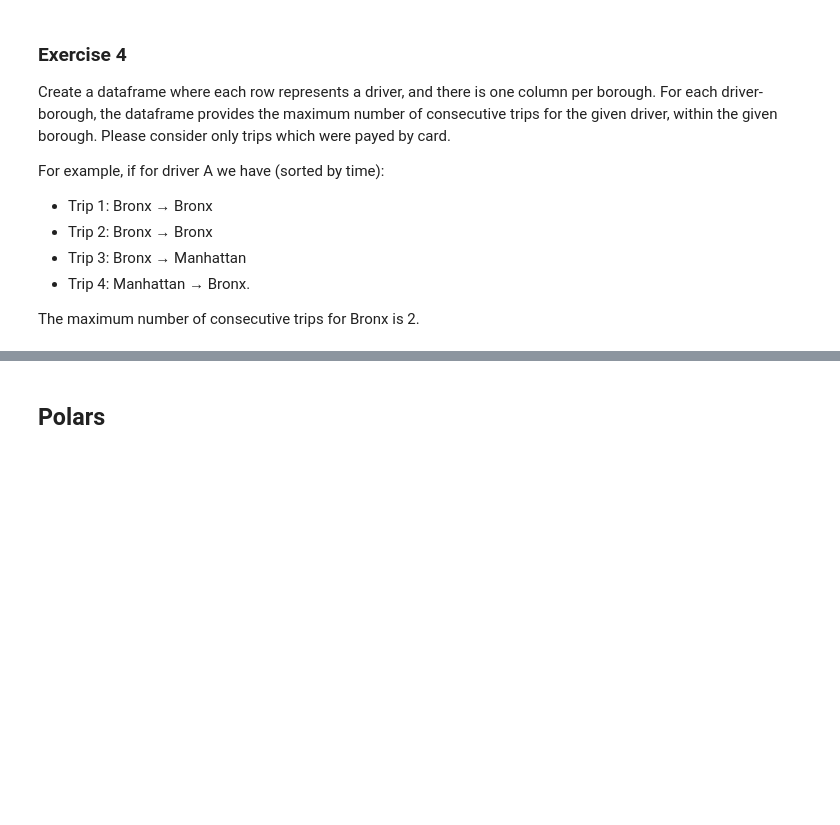
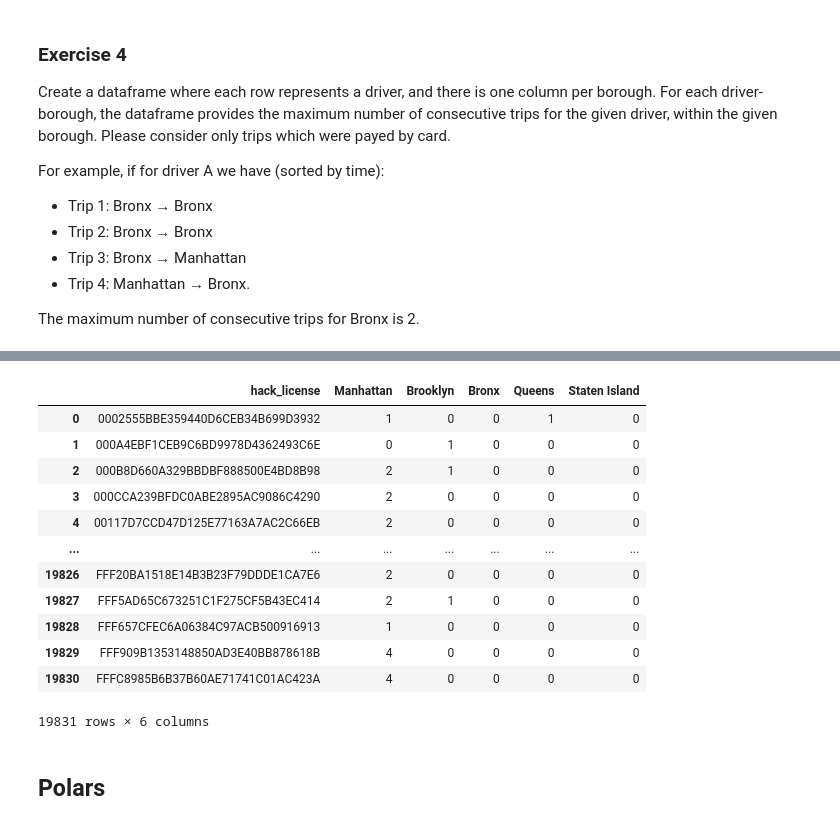
Before and after one commit to MattiaBiancini/Visual-Analytics, a Jupyter notebook: Assignment3/Assignment3.ipynb, the cells around one changed output, grey strips where cells are left out. Drawn from its saved outputs; the diff is of its cells as text; code cells hidden in the pictures; blank space fills up the shorter version.

```diff
--- a/Assignment3/Assignment3.ipynb
+++ b/Assignment3/Assignment3.ipynb
@@ -444,3 +272,47 @@ See the caveats in the documentation: https://pandas.pydata.org/pandas-docs/stab
+# %%
+trip_drivers_df = trip_filtered_pd_df[['hack_license', 'pickup_borough', 'dropoff_borough', 'payment_type']]
+boroughs = borough_gdf['borough'].unique()
+payment = 'CRD'
+
+for borough in boroughs:
+    pickup_filter = trip_drivers_df['pickup_borough'] == borough
+    dropoff_filter = trip_drivers_df['dropoff_borough'] == borough
+    payment_filter = trip_drivers_df['payment_type'] == payment
+
+    condition = (pickup_filter & dropoff_filter & payment_filter).to_numpy()
+    condition = condition.astype(int)
+    condition = condition.tolist()
+    borough_count = 1 if condition[0] else 0
+
+    for i in range(1, len(condition)):
+        if condition[i]:
+            borough_count += 1
+        else:
+            borough_count = 0
+
+        condition[i] = borough_count
+
+    trip_drivers_df[borough] = condition
+
+trip_drivers_df = trip_drivers_df.groupby(['hack_license']).agg(
+    {'Manhattan': 'max', 'Brooklyn': 'max', 'Bronx': 'max', 'Queens': 'max', 'Staten Island': 'max'}
+).reset_index()
+
+trip_drivers_df
+# %% [output]
+|  | hack_license | Manhattan | Brooklyn | Bronx | Queens | Staten Island |
+| 0 | 0002555BBE359440D6CEB34B699D3932 | 1 | 0 | 0 | 1 | 0 |
+| 1 | 000A4EBF1CEB9C6BD9978D4362493C6E | 0 | 1 | 0 | 0 | 0 |
+| 2 | 000B8D660A329BBDBF888500E4BD8B98 | 2 | 1 | 0 | 0 | 0 |
+| 3 | 000CCA239BFDC0ABE2895AC9086C4290 | 2 | 0 | 0 | 0 | 0 |
+| 4 | 00117D7CCD47D125E77163A7AC2C66EB | 2 | 0 | 0 | 0 | 0 |
+| ... | ... | ... | ... | ... | ... | ... |
+| 19826 | FFF20BA1518E14B3B23F79DDDE1CA7E6 | 2 | 0 | 0 | 0 | 0 |
+| 19827 | FFF5AD65C673251C1F275CF5B43EC414 | 2 | 1 | 0 | 0 | 0 |
+| 19828 | FFF657CFEC6A06384C97ACB500916913 | 1 | 0 | 0 | 0 | 0 |
+| 19829 | FFF909B1353148850AD3E40BB878618B | 4 | 0 | 0 | 0 | 0 |
+| 19830 | FFFC8985B6B37B60AE71741C01AC423A | 4 | 0 | 0 | 0 | 0 |
+19831 rows × 6 columns
 # %% [markdown]
 ## Polars
 # %% [markdown]
```
Also changed, not shown: parts of 33 cells of this notebook.
